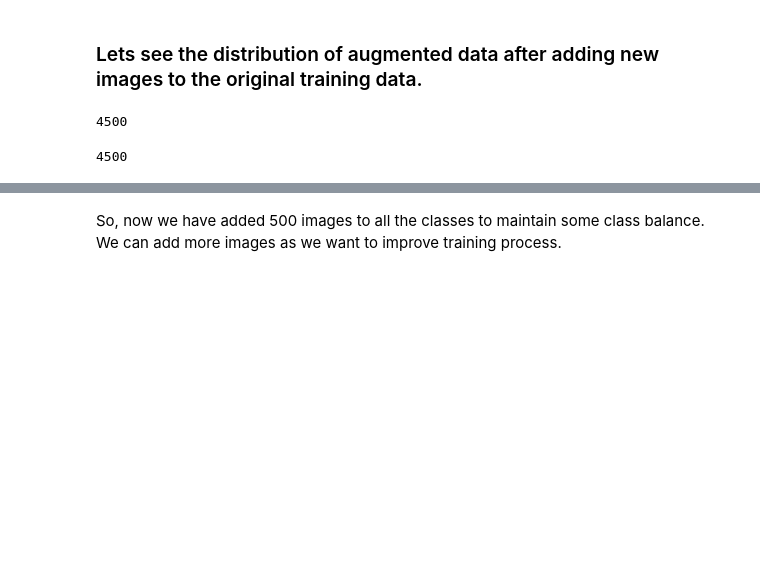
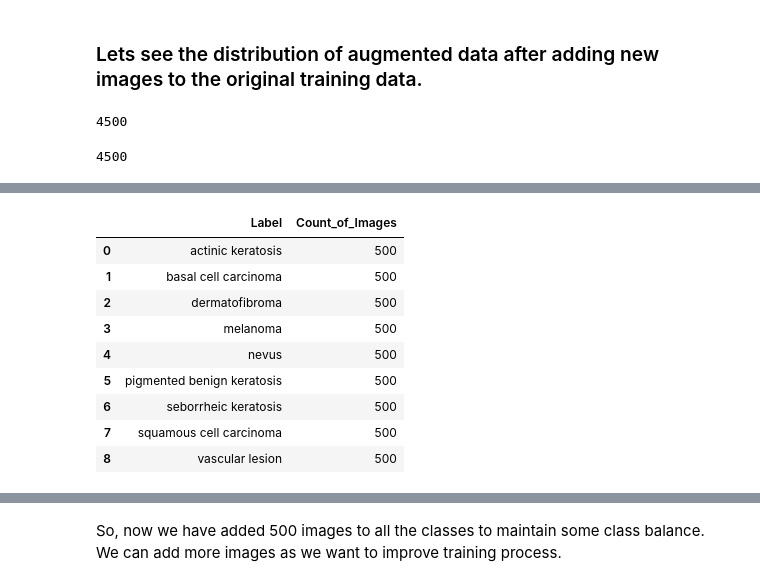
Before and after one commit to aravindvcyber/Melanoma-Detection-Assignment, a Jupyter notebook: Aravind_Vadamalaimuthu_nn.ipynb, the cells around one changed output, grey strips where cells are left out. Saved outputs shown, nothing was run; the diff lists cells and outputs as text; code cells hidden in the pictures; blank space fills up the shorter version.

```diff
--- a/Aravind_Vadamalaimuthu_nn.ipynb
+++ b/Aravind_Vadamalaimuthu_nn.ipynb
@@ -566,0 +786,17 @@ SyntaxError: unmatched ')' (3106402653.py, line 2)
+# %%
+# Group by the 'Label' column and then count the occurrences of each label.
+balanced_train_df_label_counts = balanced_train_df.groupby('Label').size().reset_index(name='Count_of_Images')
+
+# Display the result
+balanced_train_df_label_counts
+# %% [output]
+|  | Label | Count_of_Images |
+| 0 | actinic keratosis | 500 |
+| 1 | basal cell carcinoma | 500 |
+| 2 | dermatofibroma | 500 |
+| 3 | melanoma | 500 |
+| 4 | nevus | 500 |
+| 5 | pigmented benign keratosis | 500 |
+| 6 | seborrheic keratosis | 500 |
+| 7 | squamous cell carcinoma | 500 |
+| 8 | vascular lesion | 500 |
```
Also changed, not shown: parts of 79 cells of this notebook.
